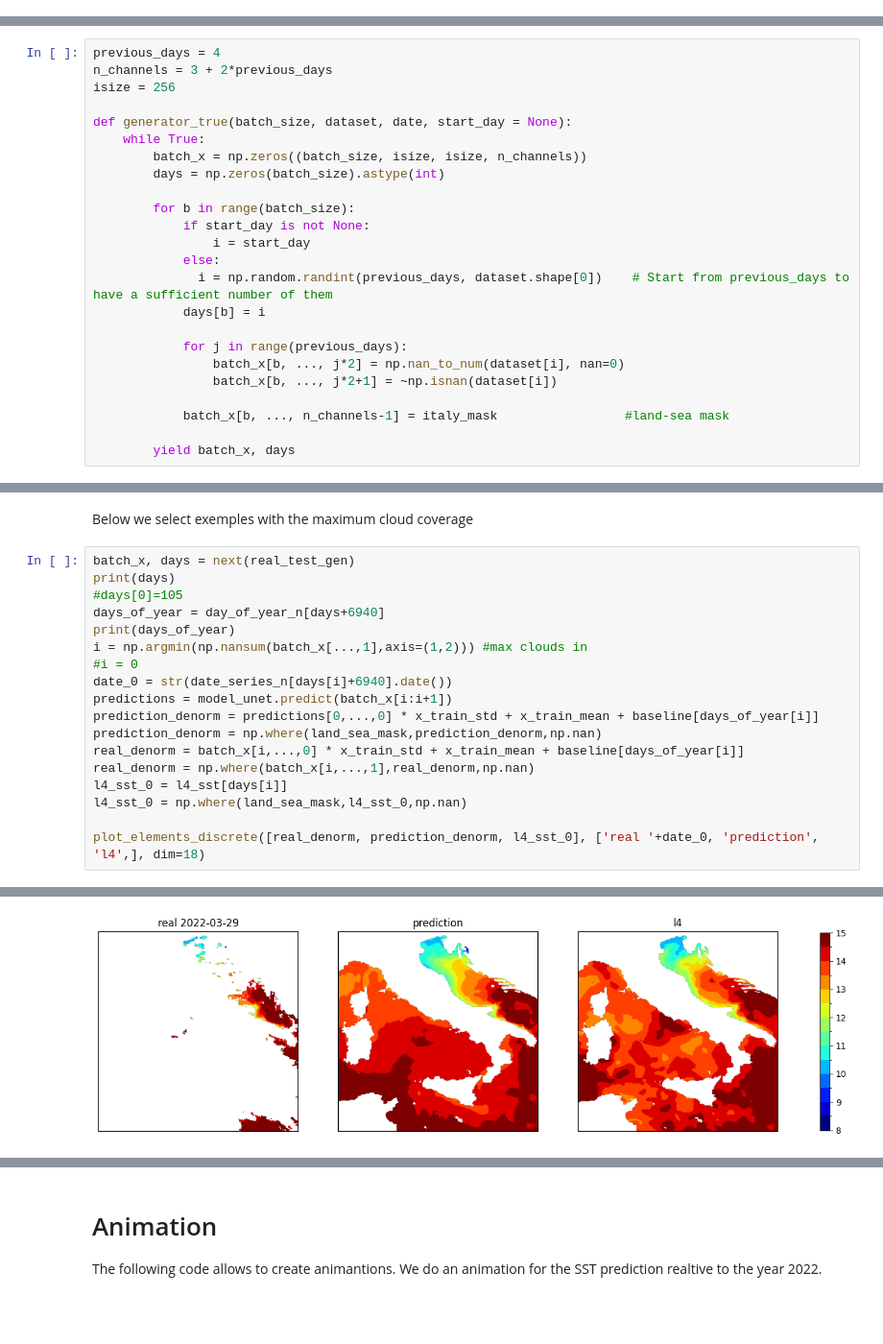
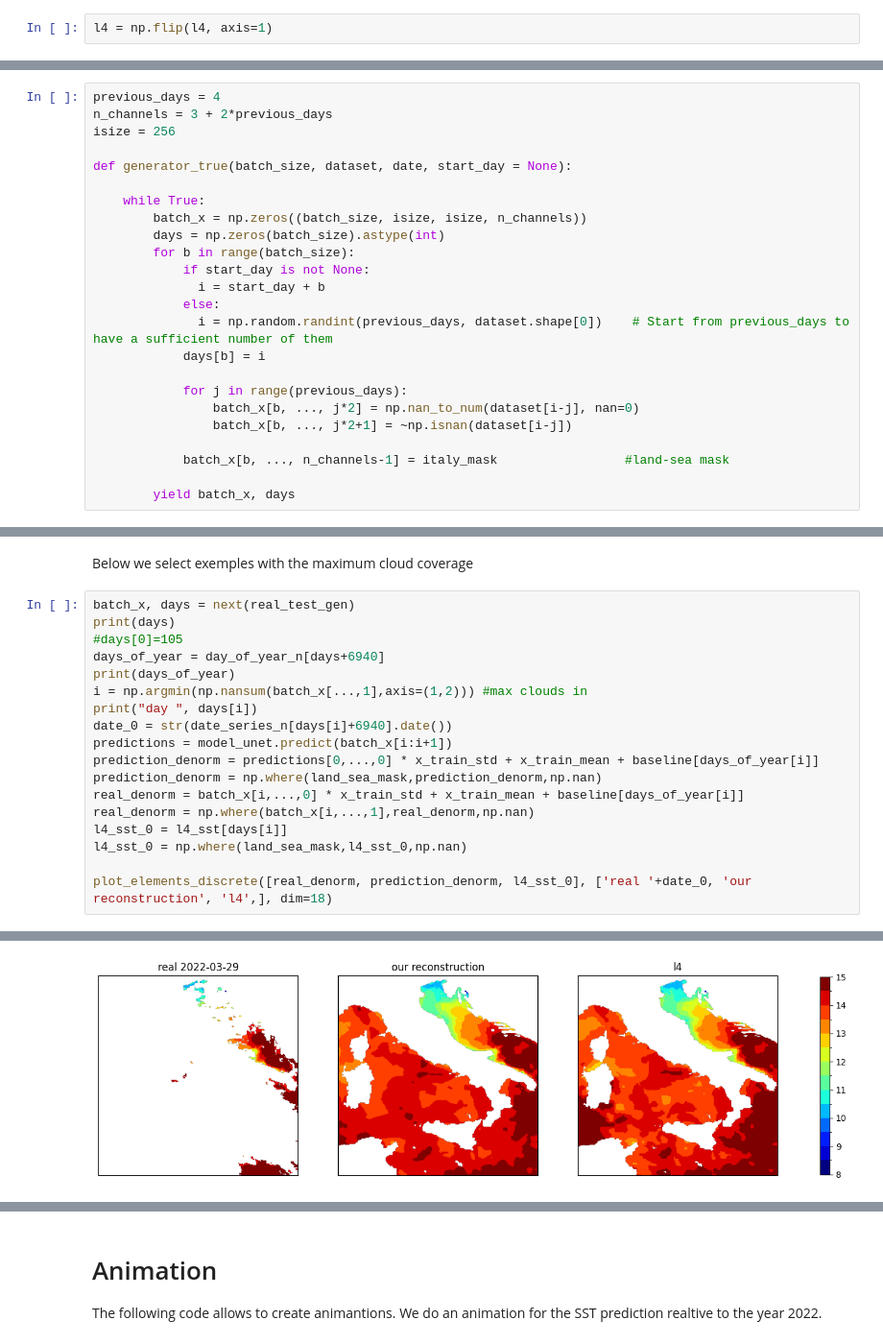
Before and after one commit to asperti/SST_reconstruction, a Jupyter notebook: L3s_vs_l4_visual.ipynb, the cells around one changed output, grey strips where cells are left out. Shown at 96% size. Cells and saved outputs as stored; diff of their text form; blank space fills up the shorter version.

```diff
--- a/L3s_vs_l4_visual.ipynb
+++ b/L3s_vs_l4_visual.ipynb
@@ -198,6 +199,8 @@ print(x_test_n.shape)
 # %% [output]
 (911, 256, 256)
 (911, 256, 256)
+# %%
+l4 = np.flip(l4, axis=1)
 # %%
 l4_sst = l4 - 273.15  #convert kelvin to celsius
 # %% [markdown]
@@ -223,20 +226,20 @@ n_channels = 3 + 2*previous_days
 isize = 256
 
 def generator_true(batch_size, dataset, date, start_day = None):
+
     while True:
         batch_x = np.zeros((batch_size, isize, isize, n_channels))
         days = np.zeros(batch_size).astype(int)
-
         for b in range(batch_size):
             if start_day is not None:
-                i = start_day
+              i = start_day + b
             else:
               i = np.random.randint(previous_days, dataset.shape[0])    # Start from previous_days to have a sufficient number of them
             days[b] = i
 
             for j in range(previous_days):
-                batch_x[b, ..., j*2] = np.nan_to_num(dataset[i], nan=0)
-                batch_x[b, ..., j*2+1] = ~np.isnan(dataset[i])
+                batch_x[b, ..., j*2] = np.nan_to_num(dataset[i-j], nan=0)
+                batch_x[b, ..., j*2+1] = ~np.isnan(dataset[i-j])
 
             batch_x[b, ..., n_channels-1] = italy_mask                 #land-sea mask
 
@@ -434,7 +437,7 @@ print(days)
 days_of_year = day_of_year_n[days+6940]
 print(days_of_year)
 i = np.argmin(np.nansum(batch_x[...,1],axis=(1,2))) #max clouds in
-#i = 0
+print("day ", days[i])
 date_0 = str(date_series_n[days[i]+6940].date())
 predictions = model_unet.predict(batch_x[i:i+1])
 prediction_denorm = predictions[0,...,0] * x_train_std + x_train_mean + baseline[days_of_year[i]]
@@ -444,5 +447,5 @@ real_denorm = np.where(batch_x[i,...,1],real_denorm,np.nan)
 l4_sst_0 = l4_sst[days[i]]
 l4_sst_0 = np.where(land_sea_mask,l4_sst_0,np.nan)
 
-plot_elements_discrete([real_denorm, prediction_denorm, l4_sst_0], ['real '+date_0, 'prediction', 'l4',], dim=18)
+plot_elements_discrete([real_denorm, prediction_denorm, l4_sst_0], ['real '+date_0, 'our reconstruction', 'l4',], dim=18)
 # %% [output]
@@ -458 +462 @@ image 2; 9.923399080029583, 15.54896752431415
-[figure, old version]
+[figure, new version]
```
Also changed, not shown: parts of 9 cells of this notebook.
